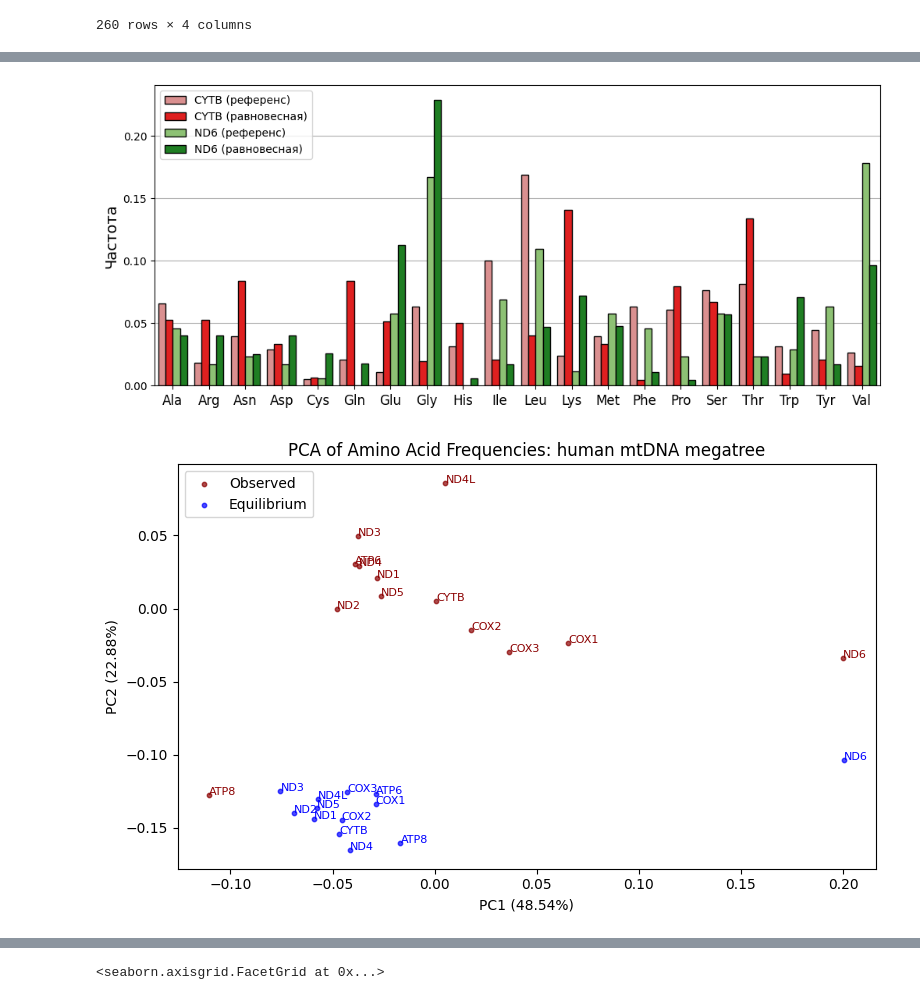
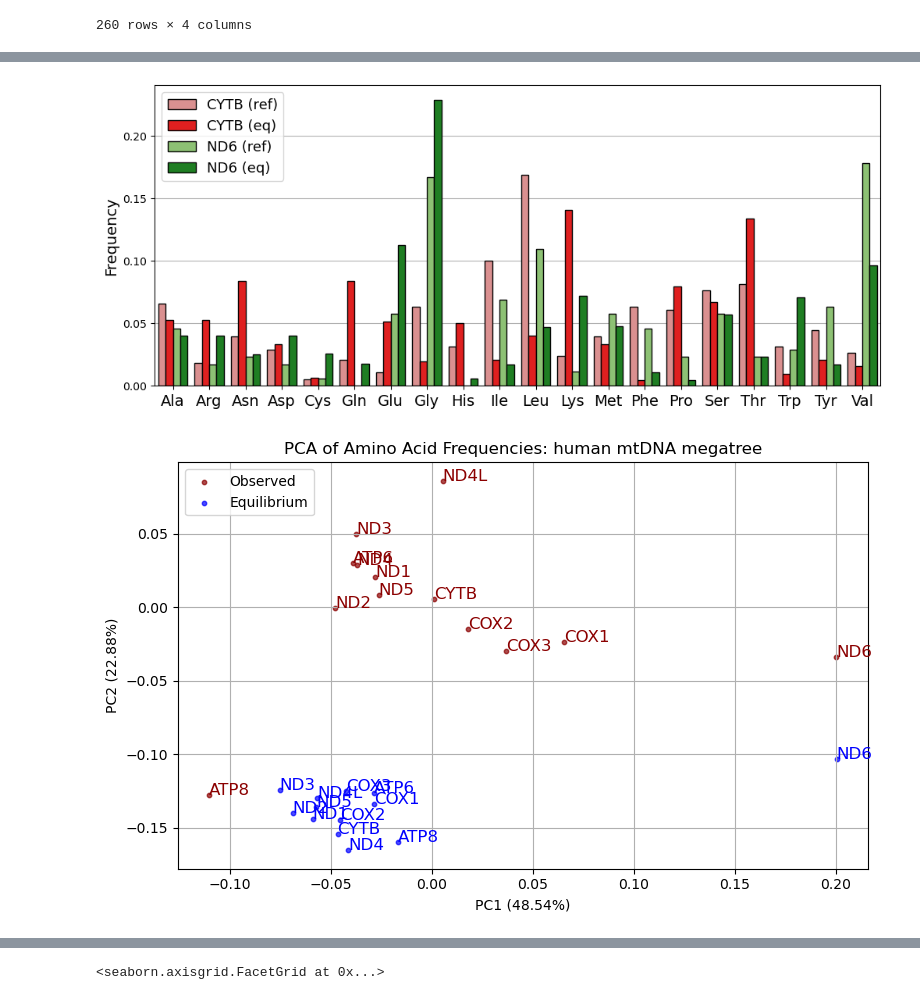
Before and after one commit to mitoclub/AminoAcidShift, a Jupyter notebook: human_germline.ipynb, the cells around one changed output, grey strips where cells are left out. Cells and saved outputs as stored; diff of their text form; code cells hidden in the pictures.

Commit message:
update plots for MITS

```diff
--- a/human_germline.ipynb
+++ b/human_germline.ipynb
@@ -504,8 +599,8 @@ PearsonRResult(statistic=np.float64(0.7573168301697818), pvalue=np.float64(0.000
 <Axes: xlabel='aa', ylabel='eq_freq'>
 [figure]
 # %%
-_ = total_freqs_2genes.melt(id_vars=['gene', 'aa'], var_name='subset', value_name='freq')
-_['lbl'] = _['gene'] + ' (' + _['subset'].replace({'eq_freq': 'равновесная', 'obs_freq': 'референс'}) + ')'
+_ = total_freqs_2genes.reset_index().melt(id_vars=['gene', 'aa'], var_name='subset', value_name='freq')
+_['lbl'] = _['gene'] + ' (' + _['subset'].replace({'eq_freq': 'eq', 'obs_freq': 'ref'}) + ')'
 
 plt.figure(figsize=(12, 5))
 ax = sns.barplot(
@@ -513,21 +608,21 @@ ax = sns.barplot(
     palette=["#E68484", '#FF0000', "#88CE67", "#0F8E15"],
     edgecolor=".01",
     hue_order=[
-        'CYTB (референс)', 'CYTB (равновесная)',
-        'ND6 (референс)', 'ND6 (равновесная)',
+        'CYTB (ref)', 'CYTB (eq)',
+        'ND6 (ref)', 'ND6 (eq)',
     ],
     order=list(amino_acid_codes.values())[:-1],
 )
 plt.legend(
-    loc='upper left',  title='', fontsize=10) # bbox_to_anchor=(1.12, 1.015),
-plt.ylabel('Частота', fontsize=14)
+    loc='upper left',  title='', fontsize=13) # bbox_to_anchor=(1.12, 1.015),
+plt.ylabel('Frequency', fontsize=14)
 plt.xlabel('')
-plt.xticks(fontsize=12)
+plt.xticks(fontsize=14)
 plt.grid(axis='y')
 ax.set_axisbelow(True)
 plt.show()
 # %% [output]
-[figure, old version]
+[figure, new version]
 # %%
 from sklearn.decomposition import PCA
 
@@ -548,27 +643,28 @@ transformed_eq_df = pd.DataFrame(
 # %%
 # Get explained variance ratio
 explained_variance = pca.explained_variance_ratio_ * 100
 
 # Create scatterplot with labels
 plt.figure(figsize=(8, 5))
 plt.scatter(transformed_obs_df['PC1'], transformed_obs_df['PC2'],
     s=10, alpha=0.7, label='Observed', color='darkred')
 plt.scatter(transformed_eq_df['PC1'], transformed_eq_df['PC2'],
     s=10, alpha=0.7, label='Equilibrium', color='blue')
 
 # Add labels for each point
 for gene, (x, y) in transformed_obs_df.iterrows():
-    plt.text(x, y, gene, fontsize=8, color='darkred')
+    plt.text(x, y, gene, fontsize=12, color='darkred')
 for gene, (x, y) in transformed_eq_df.iterrows():
-    plt.text(x, y, gene, fontsize=8, color='blue')
+    plt.text(x, y, gene, fontsize=12, color='blue')
 
 # Add axis labels with explained variance
 plt.title('PCA of Amino Acid Frequencies: human mtDNA megatree')
 plt.xlabel(f'PC1 ({explained_variance[0]:.2f}%)')
 plt.ylabel(f'PC2 ({explained_variance[1]:.2f}%)')
 plt.legend(loc='upper left')
 plt.tight_layout()
+plt.grid(True)
 plt.savefig('./pca_aa_freqs_megatree.pdf', bbox_inches='tight')
 plt.show()
 # %% [output]
-[figure, old version]
+[figure, new version]
```
Also changed, not shown: parts of 10 cells of this notebook, 1 other file.
